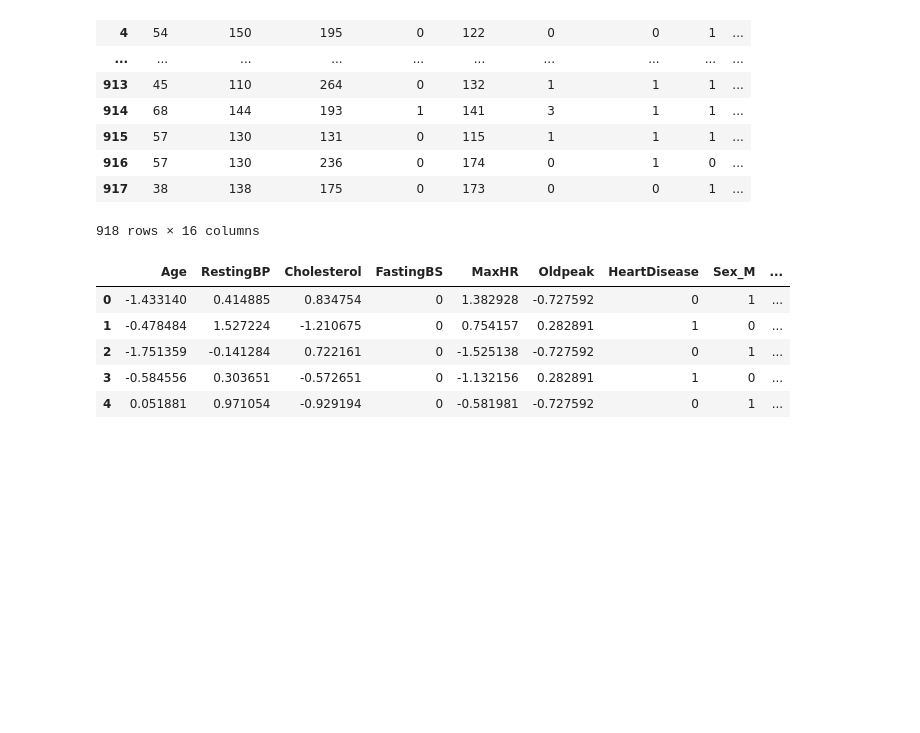
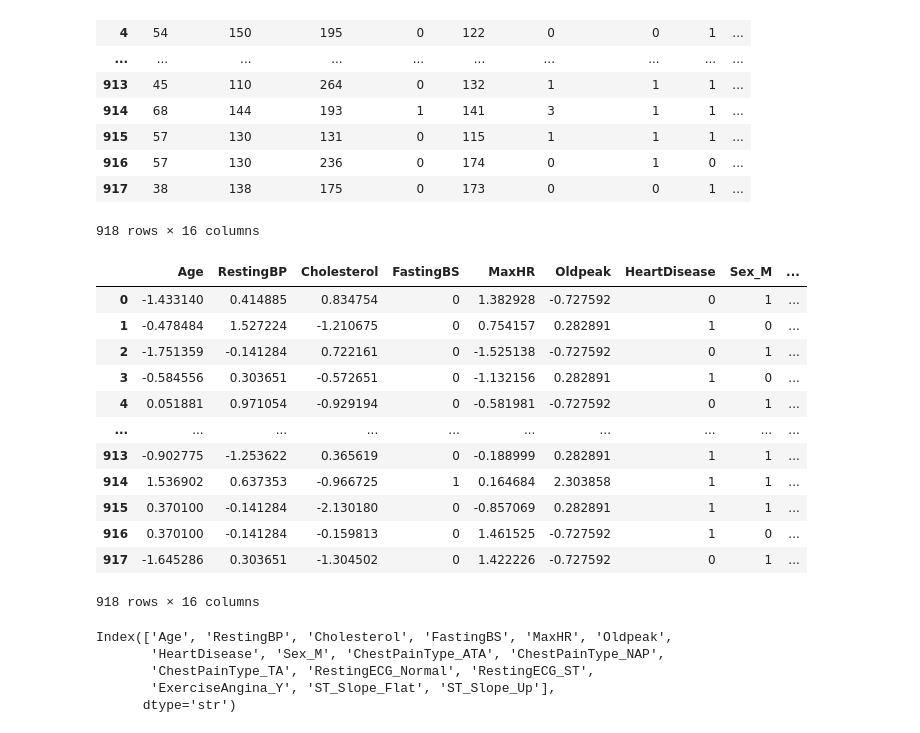
Before and after one commit to rajnikant-coder/ML-practice-, a Jupyter notebook: heart_disease_prediction.ipynb, the cells around one changed output. Saved outputs shown, nothing was run; the diff lists cells and outputs as text; code cells hidden in the pictures; blank space fills up the shorter version.

```diff
--- a/heart_disease_prediction.ipynb
+++ b/heart_disease_prediction.ipynb
@@ -209,11 +209,26 @@ numerical_cols = ['Age','RestingBP','Cholesterol','MaxHR','Oldpeak']
 scaler = StandardScaler()
 df_encode[numerical_cols] = scaler.fit_transform(df_encode[numerical_cols])
 # %%
-df_encode.head()
+df_encode
 # %% [output]
 |  | Age | RestingBP | Cholesterol | FastingBS | MaxHR | Oldpeak | HeartDisease | Sex_M | ... |
 | 0 | -1.433140 | 0.414885 | 0.834754 | 0 | 1.382928 | -0.727592 | 0 | 1 | ... |
 | 1 | -0.478484 | 1.527224 | -1.210675 | 0 | 0.754157 | 0.282891 | 1 | 0 | ... |
 | 2 | -1.751359 | -0.141284 | 0.722161 | 0 | -1.525138 | -0.727592 | 0 | 1 | ... |
 | 3 | -0.584556 | 0.303651 | -0.572651 | 0 | -1.132156 | 0.282891 | 1 | 0 | ... |
 | 4 | 0.051881 | 0.971054 | -0.929194 | 0 | -0.581981 | -0.727592 | 0 | 1 | ... |
+| ... | ... | ... | ... | ... | ... | ... | ... | ... | ... |
+| 913 | -0.902775 | -1.253622 | 0.365619 | 0 | -0.188999 | 0.282891 | 1 | 1 | ... |
+| 914 | 1.536902 | 0.637353 | -0.966725 | 1 | 0.164684 | 2.303858 | 1 | 1 | ... |
+| 915 | 0.370100 | -0.141284 | -2.130180 | 0 | -0.857069 | 0.282891 | 1 | 1 | ... |
+| 916 | 0.370100 | -0.141284 | -0.159813 | 0 | 1.461525 | -0.727592 | 1 | 0 | ... |
+| 917 | -1.645286 | 0.303651 | -1.304502 | 0 | 1.422226 | -0.727592 | 0 | 1 | ... |
+918 rows × 16 columns
+# %%
+df_encode.columns
+# %% [output]
+Index(['Age', 'RestingBP', 'Cholesterol', 'FastingBS', 'MaxHR', 'Oldpeak',
+       'HeartDisease', 'Sex_M', 'ChestPainType_ATA', 'ChestPainType_NAP',
+       'ChestPainType_TA', 'RestingECG_Normal', 'RestingECG_ST',
+       'ExerciseAngina_Y', 'ST_Slope_Flat', 'ST_Slope_Up'],
+      dtype='str')
```
Also changed, not shown: parts of 9 cells of this notebook.
